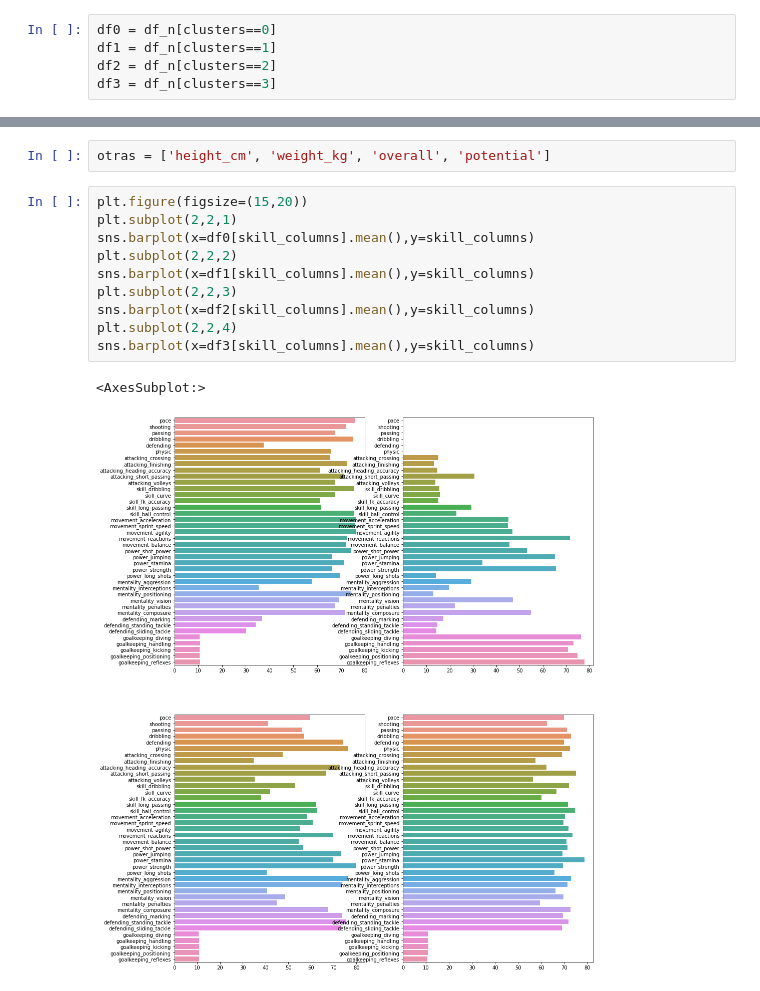
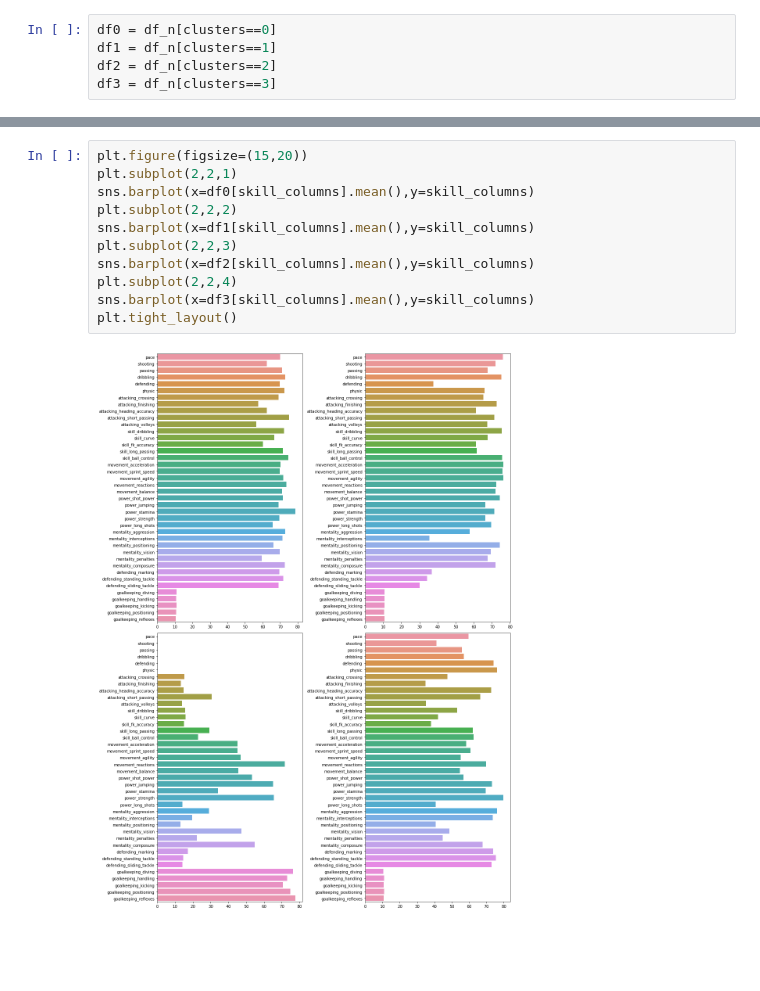
Before and after one commit to aruderman/labApNoSup, a Jupyter notebook: practico.ipynb, the cells around one changed output, grey strips where cells are left out. Drawn from its saved outputs; the diff is of its cells as text; blank space fills up the shorter version.

```diff
--- a/practico.ipynb
+++ b/practico.ipynb
@@ -280,18 +292,16 @@ sns.countplot(df3['player_positions'], order=df3['player_positions'].value_count
-# %%
-otras = ['height_cm', 'weight_kg', 'overall', 'potential']
 # %%
 plt.figure(figsize=(15,20))
 plt.subplot(2,2,1)
 sns.barplot(x=df0[skill_columns].mean(),y=skill_columns)
 plt.subplot(2,2,2)
 sns.barplot(x=df1[skill_columns].mean(),y=skill_columns)
 plt.subplot(2,2,3)
 sns.barplot(x=df2[skill_columns].mean(),y=skill_columns)
 plt.subplot(2,2,4)
 sns.barplot(x=df3[skill_columns].mean(),y=skill_columns)
+plt.tight_layout()
 # %% [output]
-<AxesSubplot:>
-[figure, old version]
+[figure, new version]
 # %%
 plt.figure(figsize=(20,15))
 plt.subplot(2,2,1)
```
Also changed, not shown: parts of 15 cells of this notebook.
